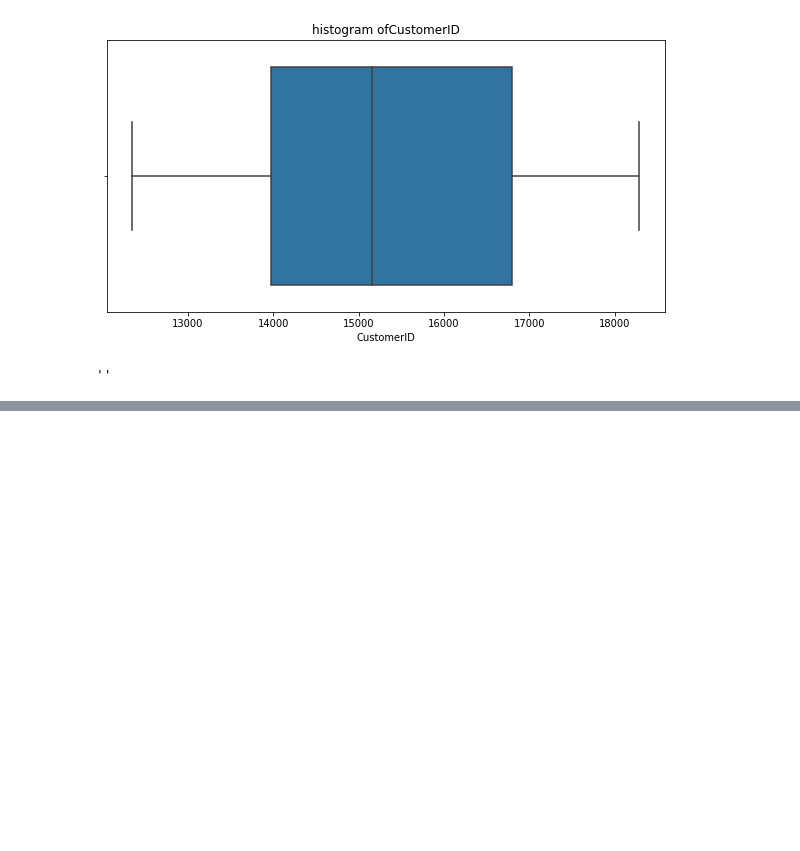
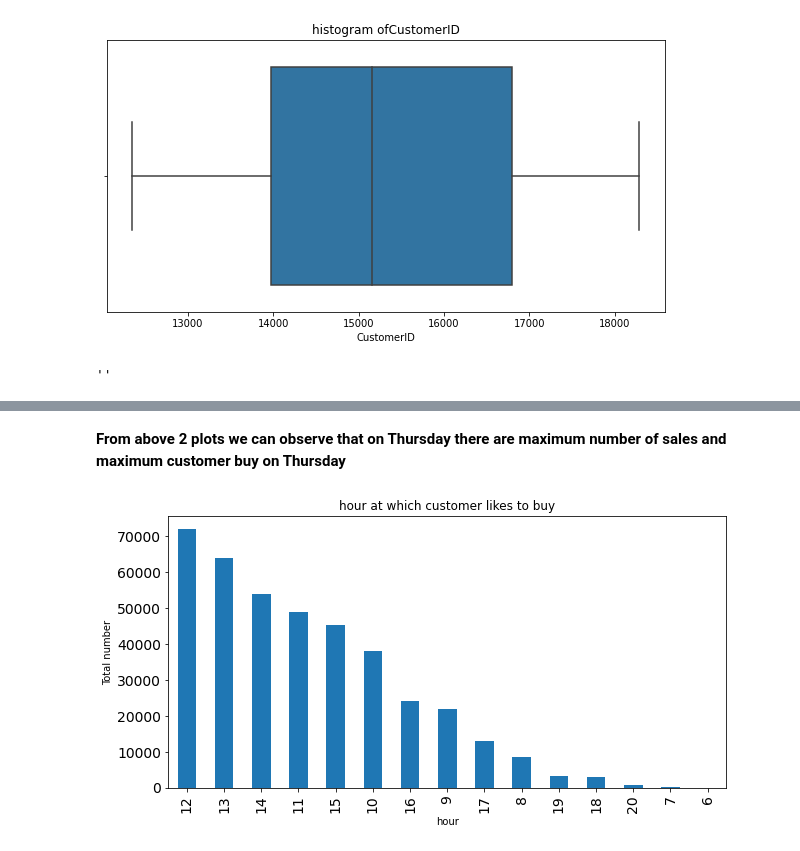
Before and after one commit to avanish04/online-retail-customer-segmentation, a Jupyter notebook: Online_Retail_Customer_Segmentation_Capstone_Project.ipynb, the cells around one changed output, grey strips where cells are left out. Drawn from its saved outputs; the diff is of its cells as text; code cells hidden in the pictures; blank space fills up the shorter version.

```diff
--- a/Online_Retail_Customer_Segmentation_Capstone_Project.ipynb
+++ b/Online_Retail_Customer_Segmentation_Capstone_Project.ipynb
@@ -186,0 +259,13 @@ for i in list(dataset.describe().columns):
+# %% [markdown]
+**From above 2 plots we can observe that on Thursday there are maximum number of sales and maximum customer buy on Thursday**
+# %%
+ax = dataset['hour'].value_counts().plot.bar(
+    figsize = (10,5),
+    fontsize = 14,
+   )
+plt.title('hour at which customer likes to buy')
+plt.xlabel('hour')
+
+plt.ylabel('Total number');
+# %% [output]
+[figure, added]
```
Also changed, not shown: parts of 23 cells of this notebook.
